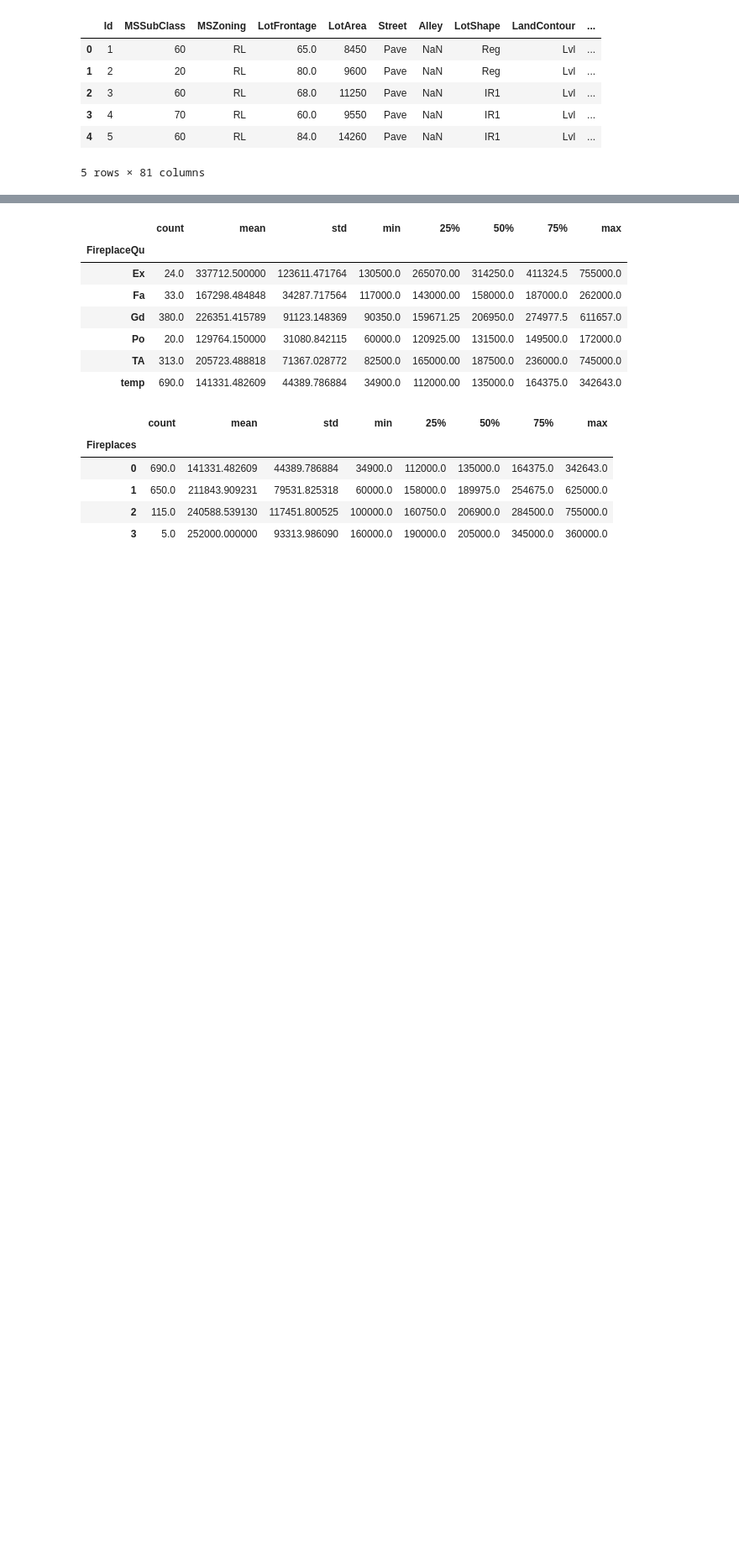
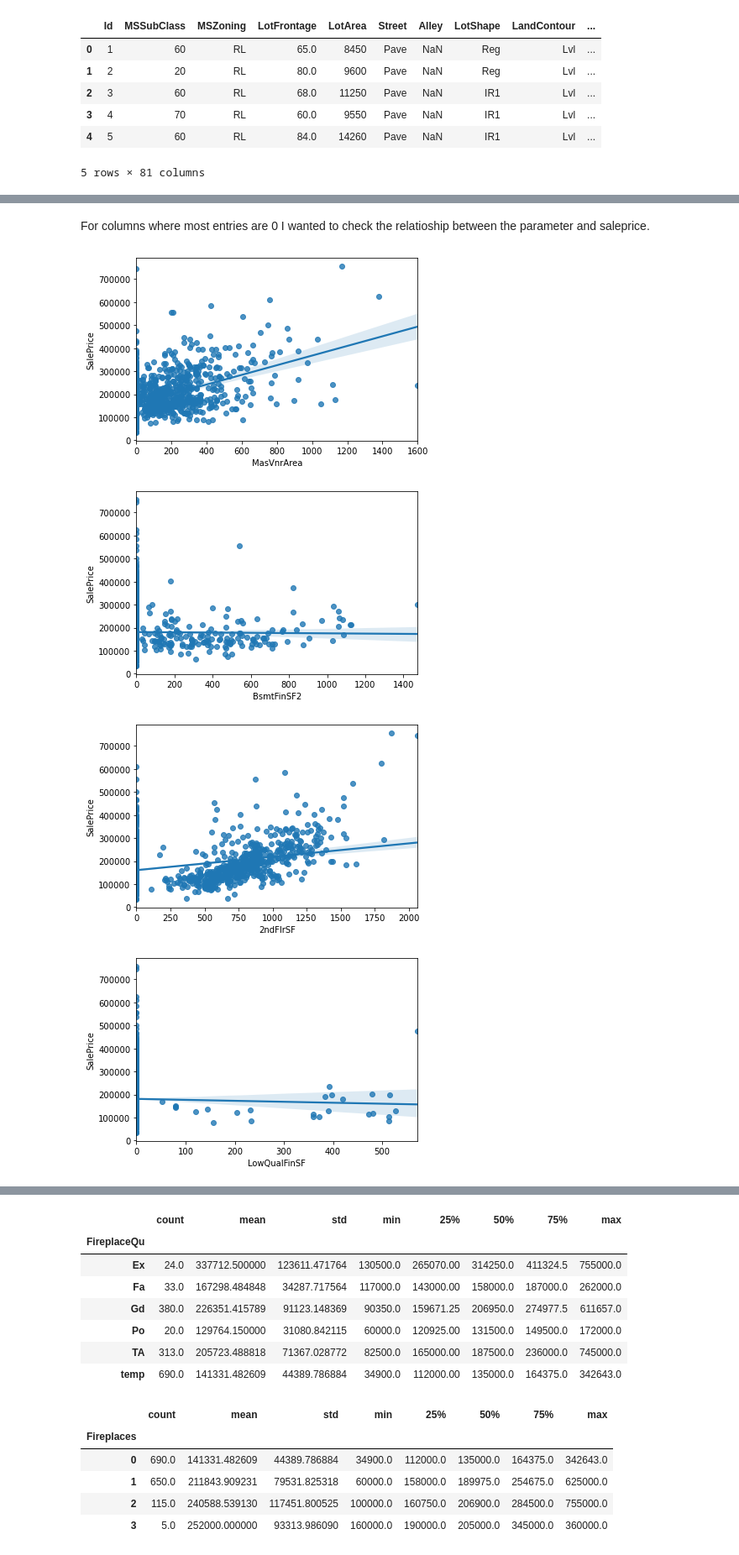
Before and after one commit to venturizhou/Kaggle, a Jupyter notebook: House Prices/Sample.ipynb, the cells around one changed output, grey strips where cells are left out. Shown at 84% size. Drawn from its saved outputs; the diff is of its cells as text; code cells hidden in the pictures; blank space fills up the shorter version.

```diff
--- a/House Prices/Sample.ipynb
+++ b/House Prices/Sample.ipynb
@@ -43,8 +42,8 @@ memory usage: 924.0+ KB
 # %%
 num_cols = train.select_dtypes('number').columns
-num_cols = num_cols.drop('Id')
+num_cols = num_cols.drop(['Id','MSSubClass'])
 # %%
-for col in num_cols:
-    plt.hist(train[col])
-    plt.title(col)
-    plt.show()
+# for col in num_cols:
+#     plt.hist(train[col])
+#     plt.title(col)
+#     plt.show()
@@ -64,0 +50,15 @@ for col in num_cols:
+# %% [markdown]
+For columns where most entries are 0 I wanted to check the relatioship between the parameter and saleprice.
+# %%
+import seaborn as sns
+
+areas = [col for col in num_cols if train[col].map(lambda n:n==0).sum()/len(train.index) > .5]
+
+for col in areas:
+    sns.regplot(x=col,y='SalePrice',data=train)
+    plt.show()
+# %% [output]
+[figure, added]
+[figure, added]
+[figure, added]
+[figure, added]
```
Also changed, not shown: parts of 18 cells of this notebook.
